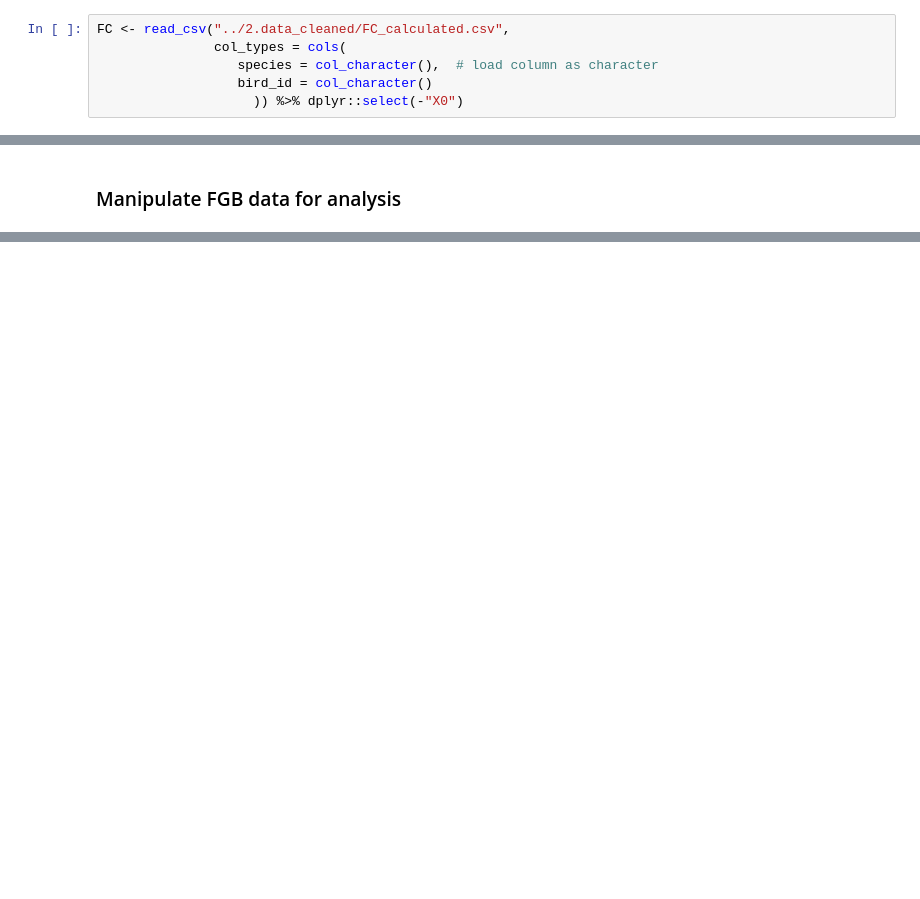
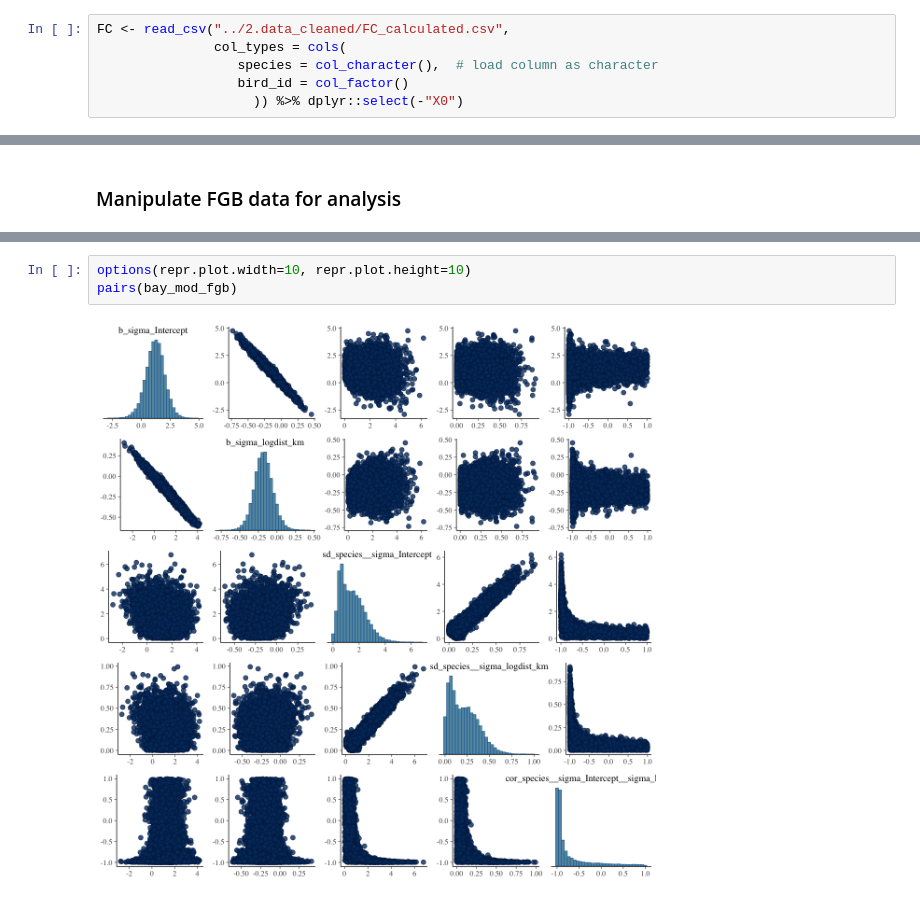
Before and after one commit to FCBT/FA-FGB, a Jupyter notebook: 2.notebook/FGB_analysis.ipynb, the cells around one changed output, grey strips where cells are left out. Drawn from its saved outputs; the diff is of its cells as text; blank space fills up the shorter version.

```diff
--- a/2.notebook/FGB_analysis.ipynb
+++ b/2.notebook/FGB_analysis.ipynb
@@ -39,5 +49,5 @@ getwd()
 FC <- read_csv("../2.data_cleaned/FC_calculated.csv",
                col_types = cols(
                   species = col_character(),  # load column as character
-                  bird_id = col_character()
+                  bird_id = col_factor()
                     )) %>% dplyr::select(-"X0")
@@ -300,0 +449,5 @@ save.image("../2.notebook/FGB_analysis.RData")
+# %%
+options(repr.plot.width=10, repr.plot.height=10)
+pairs(bay_mod_fgb)
+# %% [output]
+[figure, added]
```
Also changed, not shown: parts of 53 cells of this notebook.
